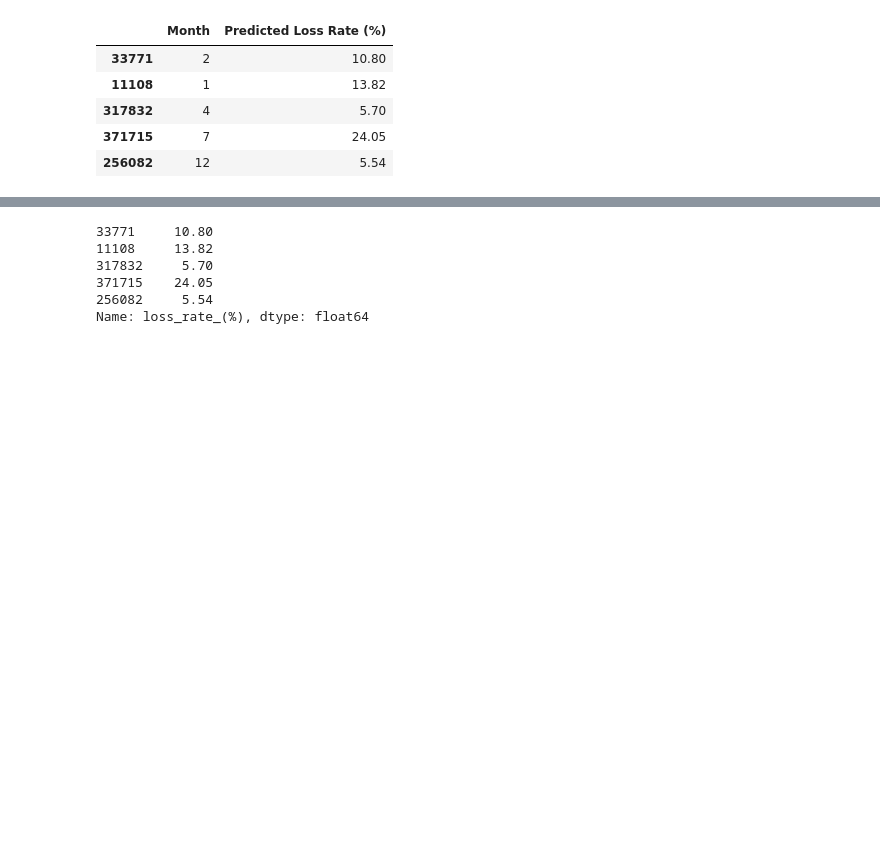
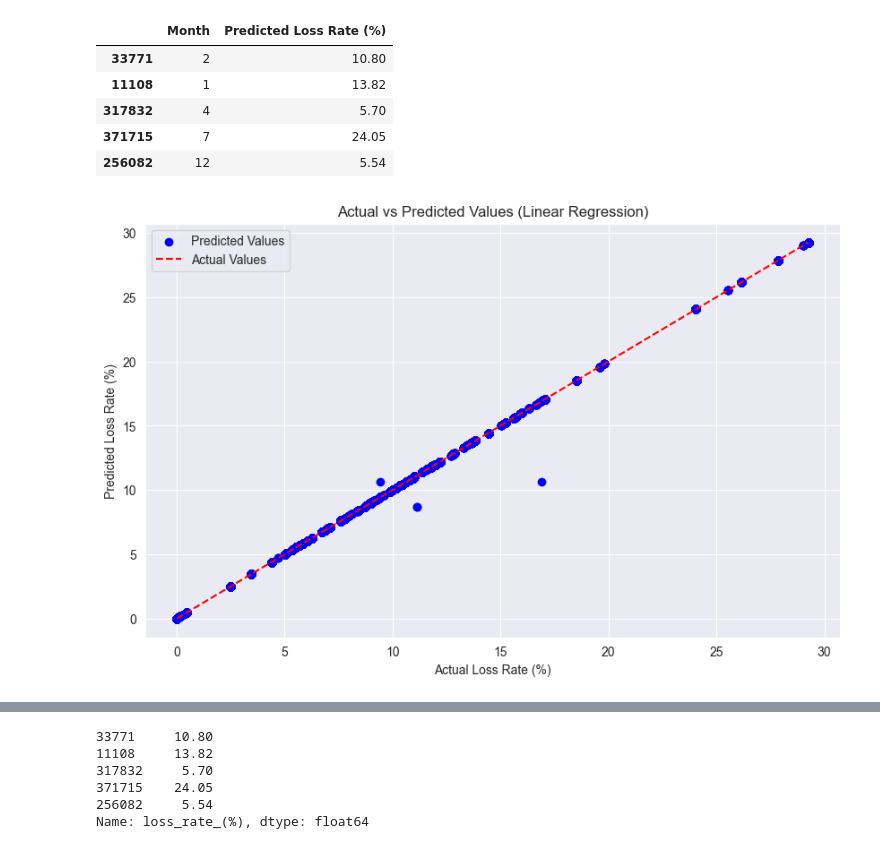
Before and after one commit to RumethSandinu/Project-connexa, a Jupyter notebook: loss_rate_analysis/loss_rate_model.ipynb, the cells around one changed output, grey strips where cells are left out. Saved outputs shown, nothing was run; the diff lists cells and outputs as text; code cells hidden in the pictures; blank space fills up the shorter version.

```diff
--- a/loss_rate_analysis/loss_rate_model.ipynb
+++ b/loss_rate_analysis/loss_rate_model.ipynb
@@ -94,3 +145,16 @@ result_df.head()
 | 317832 | 4 | 5.70 |
 | 371715 | 7 | 24.05 |
 | 256082 | 12 | 5.54 |
+# %%
+import matplotlib.pyplot as plt
+# Visualize actual vs predicted values for Linear Regression
+plt.figure(figsize=(10, 6))
+plt.scatter(y_test, y_pred, color='blue', label='Predicted Values')
+plt.plot([min(y_test), max(y_test)], [min(y_test), max(y_test)], color='red', linestyle='--', label='Actual Values')
+plt.xlabel('Actual Loss Rate (%)')
+plt.ylabel('Predicted Loss Rate (%)')
+plt.title('Actual vs Predicted Values (Linear Regression)')
+plt.legend()
+plt.show()
+# %% [output]
+[figure, added]
```
Also changed, not shown: parts of 10 cells of this notebook, 16 other files.
